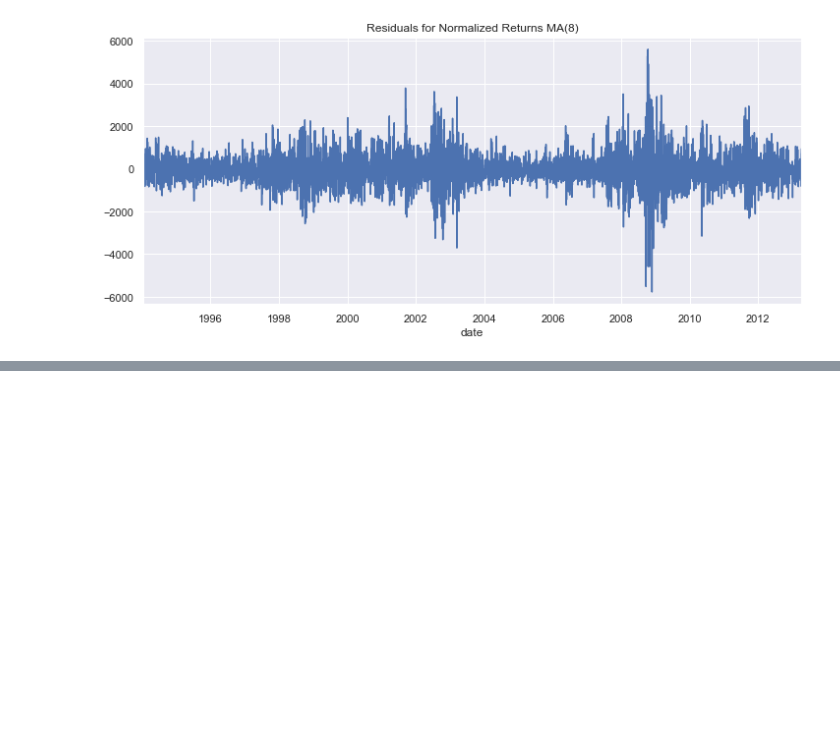
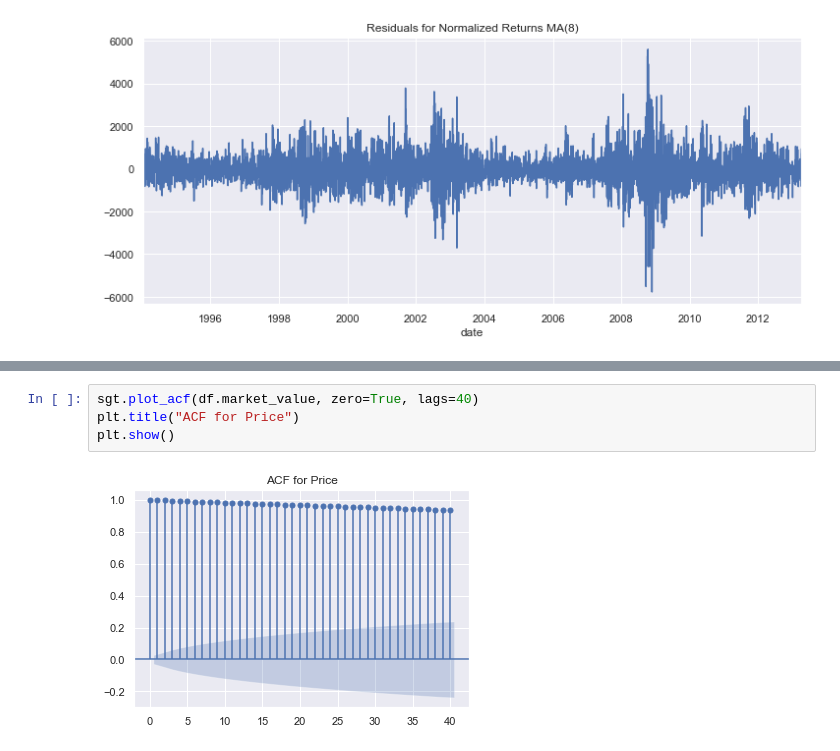
Before and after one commit to mkang32/snp500-analysis, a Jupyter notebook: notebooks/4.the_MA_model.ipynb, the cells around one changed output, grey strips where cells are left out. Saved outputs shown, nothing was run; the diff lists cells and outputs as text; blank space fills up the shorter version.

Commit message:
MA for prices

```diff
--- a/notebooks/4.the_MA_model.ipynb
+++ b/notebooks/4.the_MA_model.ipynb
@@ -466,0 +505,6 @@ plt.show()
+# %%
+sgt.plot_acf(df.market_value, zero=True, lags=40)
+plt.title("ACF for Price")
+plt.show()
+# %% [output]
+[figure, added]
```
Also changed, not shown: parts of 16 cells of this notebook.
